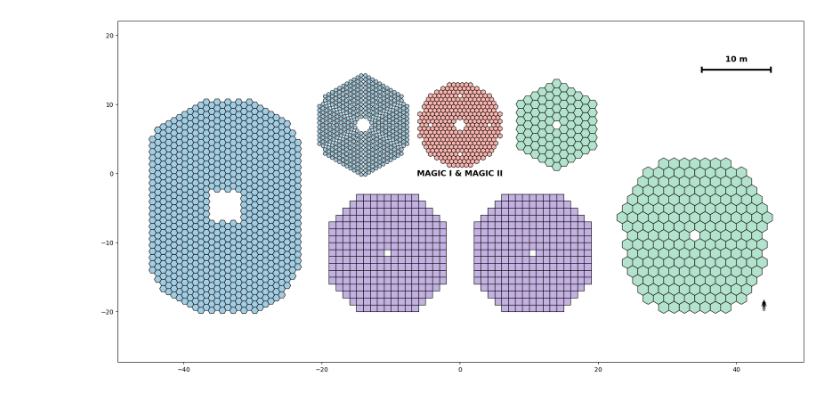
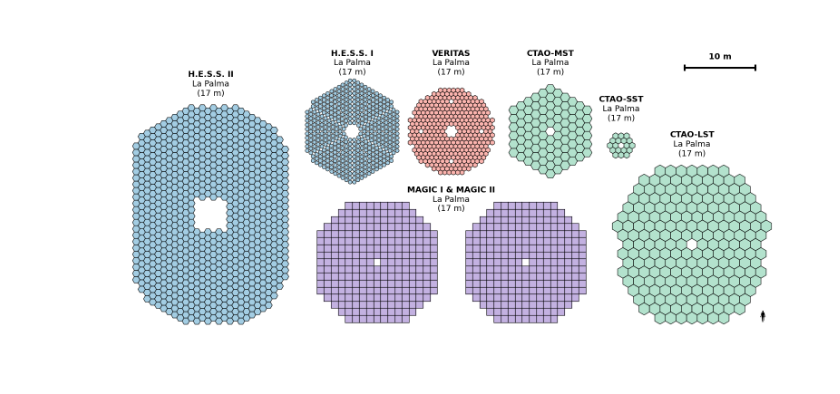
Before and after one commit to juanjq/gammaUtils, a Jupyter notebook: graphs/plot_mirror_dishes_iacts/notebook_plot_mirrors.ipynb, the cells around one changed output. Saved outputs shown, nothing was run; the diff lists cells and outputs as text; code cells hidden in the pictures.

```diff
--- a/graphs/plot_mirror_dishes_iacts/notebook_plot_mirrors.ipynb
+++ b/graphs/plot_mirror_dishes_iacts/notebook_plot_mirrors.ipynb
@@ -23,54 +23,55 @@ fig, ax = plt.subplots(figsize=(20, 10))
 # --- MAGIC --- #
 geom.plot_magic(ax,  10.5, -11.5, mirror_separation=0.0, lw=0.8, c="k", fc=colors_dict["MAGIC"])
 geom.plot_magic(ax, -10.5, -11.5, mirror_separation=0.0, lw=0.8, c="k", fc=colors_dict["MAGIC"])
-ax.text(0, -1, "MAGIC I & MAGIC II", ha="center", va="center", weight="bold", fontsize=13)
-ax.text(0, -3, "La Palma\n(17 m)", ha="center", va="center", fontsize=13)
+ax.text(0, -1.3, "MAGIC I & MAGIC II", ha="center", va="center", weight="bold", fontsize=13)
+ax.text(0, -3.3, "La Palma\n(17 m)", ha="center", va="center", fontsize=13)
 
 # --- HESS I --- #
 geom.plot_hess12(ax, -14, 7, mirror_size_scale=1, lw=0.7, c="k", fc=colors_dict["HESS"])
-ax.text(-14, 15, "H.E.S.S. I", ha="center", va="center", weight="bold", fontsize=13)
-ax.text(-14, 13, "La Palma\n(17 m)", ha="center", va="center", fontsize=13)
+ax.text(-14, 18, "H.E.S.S. I", ha="center", va="center", weight="bold", fontsize=13)
+ax.text(-14, 16, "La Palma\n(17 m)", ha="center", va="center", fontsize=13)
 
 # --- HESS II --- #
 geom.plot_hess28(ax, -34, -5, mirror_separation=0.0, lw=0.8, c="k", fc=colors_dict["HESS"])
-ax.text(-34, 12, "H.E.S.S. II", ha="center", va="center", weight="bold", fontsize=13)
-ax.text(-34, 10, "La Palma\n(17 m)", ha="center", va="center", fontsize=13)
+ax.text(-34, 15, "H.E.S.S. II", ha="center", va="center", weight="bold", fontsize=13)
+ax.text(-34, 13, "La Palma\n(17 m)", ha="center", va="center", fontsize=13)
 
 # --- LST --- #
 geom.plot_lst(ax, 34, -9, mirror_separation=0.0, lw=0.8, c="k", fc=colors_dict["CTAO"])
-ax.text(34, -1, "CTAO-LST", ha="center", va="center", weight="bold", fontsize=13)
-ax.text(34, -3, "La Palma\n(17 m)", ha="center", va="center", fontsize=13)
+ax.text(34, 6.5, "CTAO-LST", ha="center", va="center", weight="bold", fontsize=13)
+ax.text(34, 4.5, "La Palma\n(17 m)", ha="center", va="center", fontsize=13)
 
 # --- MST --- #
 geom.plot_mst(ax, 14, 7, mirror_separation=0.0, lw=0.8, c="k", fc=colors_dict["CTAO"])
-ax.text(14, -1, "CTAO-MST", ha="center", va="center", weight="bold", fontsize=13)
-ax.text(14, -3, "La Palma\n(17 m)", ha="center", va="center", fontsize=13)
+ax.text(14, 18, "CTAO-MST", ha="center", va="center", weight="bold", fontsize=13)
+ax.text(14, 16, "La Palma\n(17 m)", ha="center", va="center", fontsize=13)
 
 # --- SST --- #
 geom.plot_sst(ax, 24, 5, mirror_separation=0.0, lw=0.8, c="k", fc=colors_dict["CTAO"])
-ax.text(24, -1, "CTAO-SST", ha="center", va="center", weight="bold", fontsize=13)
-ax.text(24, -3, "La Palma\n(17 m)", ha="center", va="center", fontsize=13)
+ax.text(24, 11.5, "CTAO-SST", ha="center", va="center", weight="bold", fontsize=13)
+ax.text(24,  9.5, "La Palma\n(17 m)", ha="center", va="center", fontsize=13)
 
 # --- VERITAS --- #
 geom.plot_veritas(ax, 0, 7, mirror_separation=0.0, lw=0.8, c="k", fc=colors_dict["VERITAS"])
-ax.text(0, -1, "VERITAS", ha="center", va="center", weight="bold", fontsize=13)
-ax.text(0, -3, "La Palma\n(17 m)", ha="center", va="center", fontsize=13)
+ax.text(0, 18, "VERITAS", ha="center", va="center", weight="bold", fontsize=13)
+ax.text(0, 16, "La Palma\n(17 m)", ha="center", va="center", fontsize=13)
 
 
 # --- silhouette of a person for comparison --- #
 x_silhouette, y_silhouette = 44, -20
 img = mpimg.imread(silhouette_path)
 person_height = 1.7  # Average height of a human in meters
 scale_factor = person_height / img.shape[0]  # Scale the image to match the height
 ax.imshow(img, extent=[-person_height/2.2 + x_silhouette, person_height/2.2 + x_silhouette, y_silhouette, person_height + y_silhouette],
           aspect="auto", zorder=-1)
 
 # --- 10m scale line --- #
-ax.plot([35, 45], [15, 15], color="k", lw=3, ms=10, marker="|", mew=3)
-ax.text(40, 16.5, "10 m", ha="center", va="center", weight="bold", fontsize=13)
+x_line, y_line = 33, 16
+ax.plot([x_line, x_line + 10], [y_line, y_line], color="k", lw=3, ms=10, marker="|", mew=3)
+ax.text(x_line + 5, y_line + 1.5, "10 m", ha="center", va="center", weight="bold", fontsize=13)
 
 ax.axis("equal")
-# ax.axis("off")
+ax.axis("off")
 plt.show()
 # %% [output]
-[figure, old version]
+[figure, new version]
```
Also changed, not shown: 4 other files.
